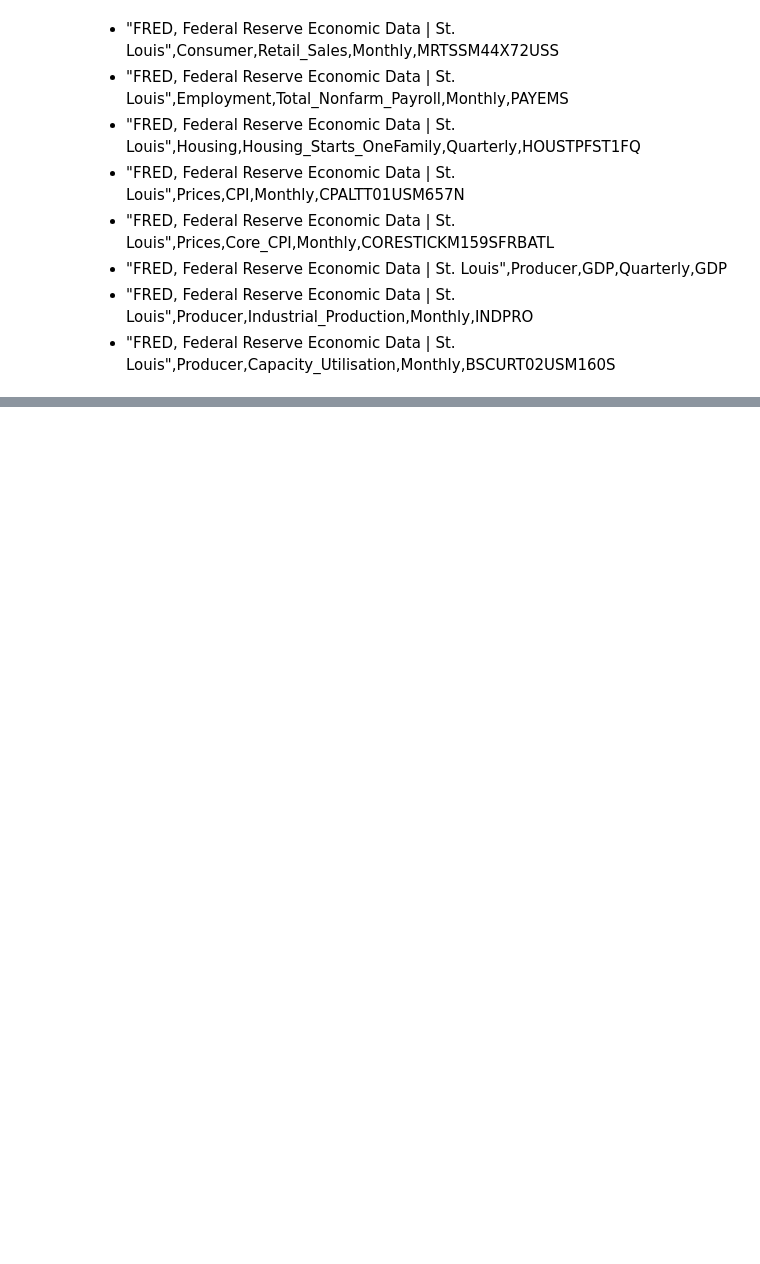
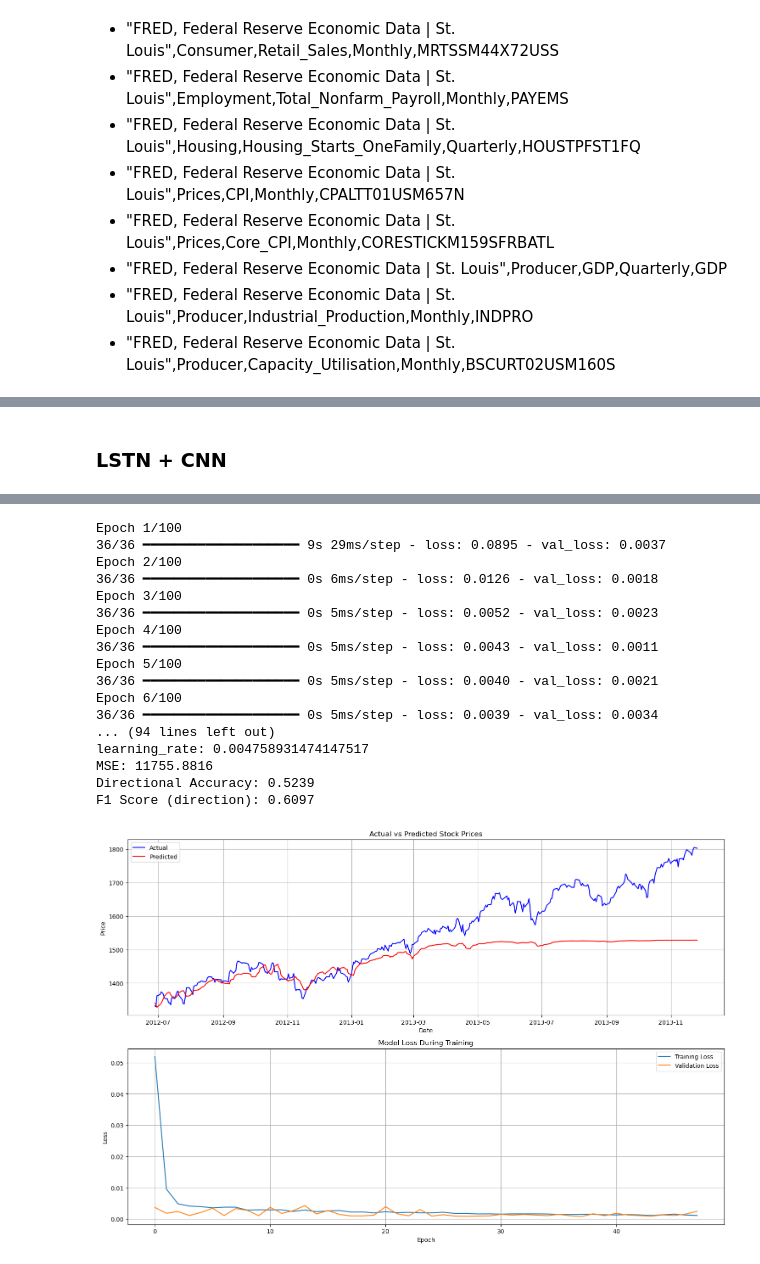
Before and after one commit to jasonlam510/FYP, a Jupyter notebook: archive/src/data-preprocessing/notebook/model_training.ipynb, the cells around one changed output, grey strips where cells are left out. Cells and saved outputs as stored; diff of their text form; code cells hidden in the pictures; blank space fills up the shorter version.

```diff
--- a/src/data-preprocessing/notebook/model_training.ipynb
+++ b/archive/src/data-preprocessing/notebook/model_training.ipynb
@@ -1223,0 +1611,20 @@ F1 Score (direction): 0.5865
+# %% [markdown]
+### LSTN + CNN
+# %%
+best_model, history, predictions, actual, test_dates, best_params = train_and_evaluate_model(
+    news_df=news_df,
+    price_df=spx_mi_df,
+    event_types=EVENT_TYPES,
+    seq_length=seq_length,
+    n_trials=n_trials,
+    build_model_fn=build_cnn_lstm_model,  # or your custom model function
+    model_params=None,                    # or pass a dict of extra model params if needed
+    half_life_range=(0.5, 10.0),           # or any range you want to search
+    n_days_range=(1, 10)
+)
+
+plot_results(predictions, actual, test_dates, history)
+
+# Save the model to a file (e.g., HDF5 format)
+best_model.save('LSTM_CNN_Model.keras')
+# %% [output]
@@ -1223,0 +1648,18 @@ F1 Score (direction): 0.5865
+Epoch 1/100
+36/36 ━━━━━━━━━━━━━━━━━━━━ 9s 29ms/step - loss: 0.0895 - val_loss: 0.0037
+Epoch 2/100
+36/36 ━━━━━━━━━━━━━━━━━━━━ 0s 6ms/step - loss: 0.0126 - val_loss: 0.0018
+Epoch 3/100
+36/36 ━━━━━━━━━━━━━━━━━━━━ 0s 5ms/step - loss: 0.0052 - val_loss: 0.0023
+Epoch 4/100
+36/36 ━━━━━━━━━━━━━━━━━━━━ 0s 5ms/step - loss: 0.0043 - val_loss: 0.0011
+Epoch 5/100
+36/36 ━━━━━━━━━━━━━━━━━━━━ 0s 5ms/step - loss: 0.0040 - val_loss: 0.0021
+Epoch 6/100
+36/36 ━━━━━━━━━━━━━━━━━━━━ 0s 5ms/step - loss: 0.0039 - val_loss: 0.0034
+... (94 lines left out)
+learning_rate: 0.004758931474147517
+MSE: 11755.8816
+Directional Accuracy: 0.5239
+F1 Score (direction): 0.6097
+[figure, added]
```
Also changed, not shown: parts of 31 cells of this notebook, 42 other files.
